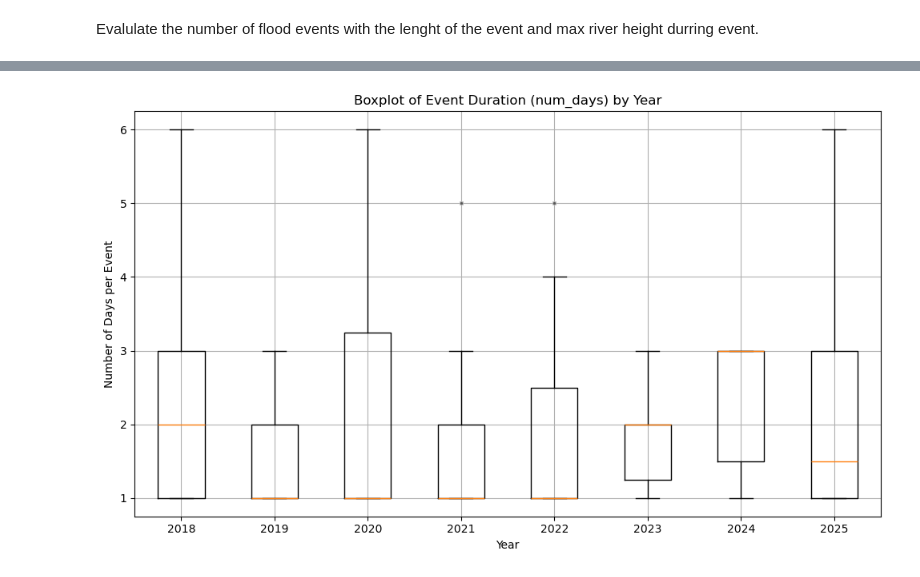
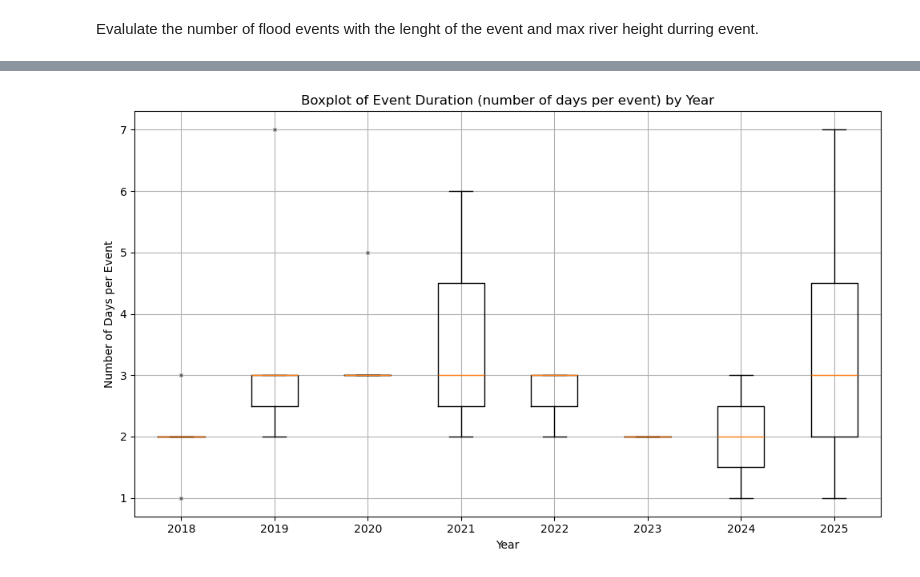
Before and after one commit to Raybies/GreenRiverFerryRiver, a Jupyter notebook: GRF_VA.ipynb, the cells around one changed output, grey strips where cells are left out. Drawn from its saved outputs; the diff is of its cells as text; code cells hidden in the pictures.

Commit message:
Continued data analysis for VA

```diff
--- a/GRF_VA.ipynb
+++ b/GRF_VA.ipynb
@@ -624,23 +601,56 @@ Total number of events where river level was 435 feet and greater: 80
 # %%
-# use the already‑computed `event_summary` (last one is for the 435 ft threshold)
-# add a year column so we can group by it
-event_summary_by_year = event_summary_435.copy()
-event_summary_by_year['year'] = pd.to_datetime(event_summary_by_year['event_start']).dt.year
+# Box plot of days were river was above 441 ft, the elevation where gauge is 35 feet.
+# Ensure elevation column exists, then filter for >= 441 feet
+if 'max_daily_elev_ft' not in daily_max_df.columns:
+    daily_max_df['max_daily_elev_ft'] = daily_max_df['max_daily_gage'] + offset_ft
 
-# group the event durations by year and make a boxplot
-grouped_year = event_summary_by_year.groupby('year')['num_days']
+df_441 = daily_max_df[daily_max_df['max_daily_elev_ft']>= 441].reset_index(drop=True)
 
-plt.figure(figsize=(10, 6))
-plt.boxplot(
-    [grp for _, grp in grouped_year],
-    labels=grouped_year.groups.keys(),
-    flierprops={'marker': 'x', 'markerfacecolor': 'red',
-                'markeredgecolor': 'black', 'markersize': 3, 'alpha': 0.5}
-)
-plt.title('Boxplot of Event Duration (num_days) by Year')
-plt.xlabel('Year')
-plt.ylabel('Number of Days per Event')
-plt.grid(True)
-plt.tight_layout()
-plt.show()
+# Check if there is any data to display
+if df_441.empty:
+    print("No data available: Water elevation never reached 441 feet in this dataset.")
+else:
+    # Sort by date to ensure proper sequence detection
+    df_441_sorted = df_441.sort_values('date').reset_index(drop=True)
+
+    # Calculate the difference between consecutive dates
+    df_441_sorted['date_diff'] = df_441_sorted['date'].diff().dt.days
+
+    # Identify event breaks (where date difference > 1 day)
+    df_441_sorted['event_id'] = (df_441_sorted['date_diff'] > 1).cumsum()
+
+    # Count events and days per event
+    event_summary_441 = df_441_sorted.groupby('event_id').agg(
+        event_start=('date', 'min'),
+        event_end=('date', 'max'),
+        num_days=('date', 'count'),
+        max_elevation=('max_daily_elev_ft', 'max')
+    ).reset_index(drop=True)
+
+    # Renumber events starting from 1
+    event_summary_441.insert(0, 'event_num', range(1, len(event_summary_441) + 1))
+
+    print(f"Total number of events where water levels is above 441 feet: {len(event_summary_441)}")
+    print(f"\n{event_summary_441}")
+
+    # add a year column so we can group by it
+    event_summary_by_year_441 = event_summary_441.copy()
+    event_summary_by_year_441['year'] = pd.to_datetime(event_summary_by_year_441['event_start']).dt.year
+
+    # group the event durations by year and make a boxplot
+    grouped_year = event_summary_by_year_441.groupby('year')['num_days']
+
+    plt.figure(figsize=(10, 6))
+    plt.boxplot(
+        [grp for _, grp in grouped_year],
+        labels=grouped_year.groups.keys(),
+        flierprops={'marker': 'x', 'markerfacecolor': 'red',
+                    'markeredgecolor': 'black', 'markersize': 3, 'alpha': 0.5}
+    )
+    plt.title('Boxplot of Event Duration (number of days per event) by Year')
+    plt.xlabel('Year')
+    plt.ylabel('Number of Days per Event')
+    plt.grid(True)
+    plt.tight_layout()
+    plt.show()
 # %% [output]
@@ -647 +674 @@ plt.show()
-[figure, old version]
+[figure, new version]
```
Also changed, not shown: parts of 19 cells of this notebook.
